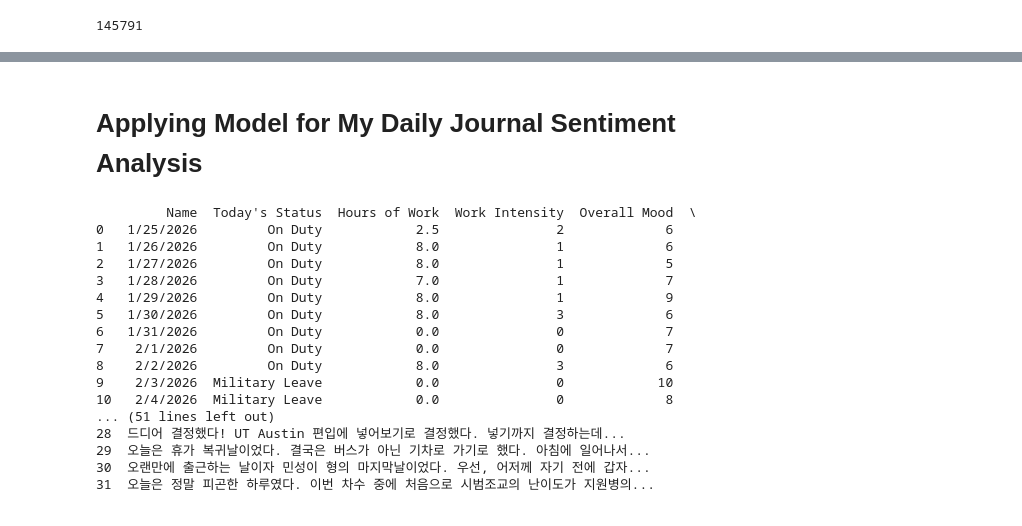
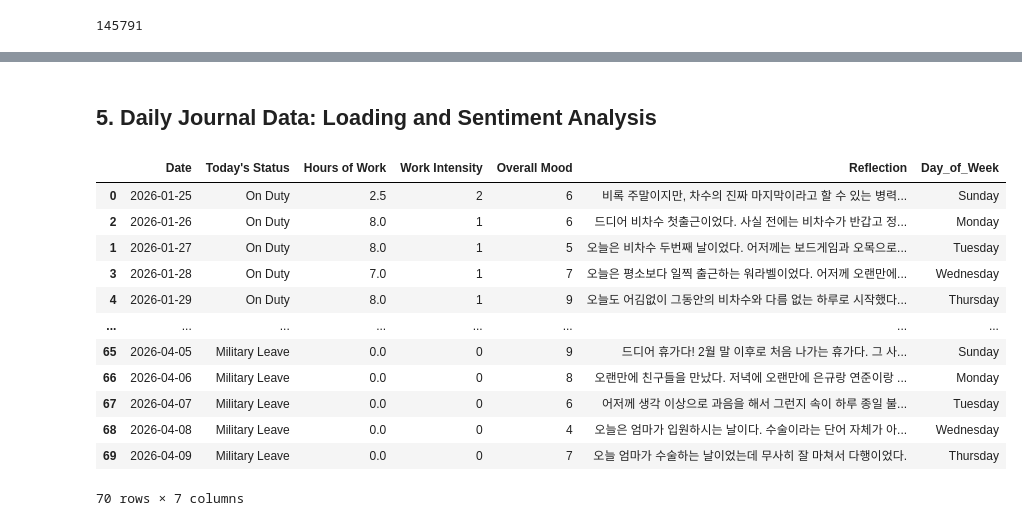
Before and after one commit to jaeho0726/Sentiment-Analysis, a Jupyter notebook: Sentiment_Analysis.ipynb, the cells around one changed output, grey strips where cells are left out. Drawn from its saved outputs; the diff is of its cells as text; code cells hidden in the pictures.

```diff
--- a/Sentiment_Analysis.ipynb
+++ b/Sentiment_Analysis.ipynb
@@ -339,5 +245,5 @@ def sentiment_predict_paragraph(paragraph):
 # %% [markdown]
-# **Applying Model for My Daily Journal Sentiment Analysis**
+## **5. Daily Journal Data: Loading and Sentiment Analysis**
 # %%
 from google.colab import auth
 auth.authenticate_user()
@@ -355,38 +261,39 @@ worksheet = spreadsheet.worksheet('data')
 # %%
 raw = worksheet.get_all_records()
 
 headers = raw[0]
 rows = raw[1:]
 
 df = pd.DataFrame(rows, columns=headers)
 
 # Shortening Column Names
 df = df.rename(columns={
     "Work Intensity (0 - Easy / 10 - Intense)": "Work Intensity",
-    "Overall Mood (0 - Poor / 10 - Great)": "Overall Mood"
+    "Overall Mood (0 - Poor / 10 - Great)": "Overall Mood",
+    "Name": "Date"
 })
 
 # Fixing Data Types
 df["Hours of Work"] = pd.to_numeric(df["Hours of Work"], errors="coerce").fillna(0)
 df["Work Intensity"] = pd.to_numeric(df["Work Intensity"], errors="coerce").fillna(0)
 df["Overall Mood"] = pd.to_numeric(df["Overall Mood"], errors="coerce").fillna(0)
+df['Date'] = pd.to_datetime(df['Date'])
+df = df.sort_values(by='Date')
+df['Day_of_Week'] = df['Date'].dt.day_name()
 
-print(df)
+
+df
 # %% [output]
+|  | Date | Today's Status | Hours of Work | Work Intensity | Overall Mood | Reflection | Day_of_Week |
+| 0 | 2026-01-25 | On Duty | 2.5 | 2 | 6 | 비록 주말이지만, 차수의 진짜 마지막이라고 할 수 있는 병력... | Sunday |
+| 2 | 2026-01-26 | On Duty | 8.0 | 1 | 6 | 드디어 비차수 첫출근이었다. 사실 전에는 비차수가 반갑고 정... | Monday |
+| 1 | 2026-01-27 | On Duty | 8.0 | 1 | 5 | 오늘은 비차수 두번째 날이었다. 어저께는 보드게임과 오목으로... | Tuesday |
+| 3 | 2026-01-28 | On Duty | 7.0 | 1 | 7 | 오늘은 평소보다 일찍 출근하는 워라벨이었다. 어저께 오랜만에... | Wednesday |
+| 4 | 2026-01-29 | On Duty | 8.0 | 1 | 9 | 오늘도 어김없이 그동안의 비차수와 다름 없는 하루로 시작했다... | Thursday |
+| ... | ... | ... | ... | ... | ... | ... | ... |
+| 65 | 2026-04-05 | Military Leave | 0.0 | 0 | 9 | 드디어 휴가다! 2월 말 이후로 처음 나가는 휴가다. 그 사... | Sunday |
+| 66 | 2026-04-06 | Military Leave | 0.0 | 0 | 8 | 오랜만에 친구들을 만났다. 저녁에 오랜만에 은규랑 연준이랑 ... | Monday |
+| 67 | 2026-04-07 | Military Leave | 0.0 | 0 | 6 | 어저께 생각 이상으로 과음을 해서 그런지 속이 하루 종일 불... | Tuesday |
+| 68 | 2026-04-08 | Military Leave | 0.0 | 0 | 4 | 오늘은 엄마가 입원하시는 날이다. 수술이라는 단어 자체가 아... | Wednesday |
+| 69 | 2026-04-09 | Military Leave | 0.0 | 0 | 7 | 오늘 엄마가 수술하는 날이었는데 무사히 잘 마쳐서 다행이었다. | Thursday |
-         Name  Today's Status  Hours of Work  Work Intensity  Overall Mood  \
-0   1/25/2026         On Duty            2.5               2             6
-1   1/26/2026         On Duty            8.0               1             6
-2   1/27/2026         On Duty            8.0               1             5
-3   1/28/2026         On Duty            7.0               1             7
-4   1/29/2026         On Duty            8.0               1             9
-5   1/30/2026         On Duty            8.0               3             6
-6   1/31/2026         On Duty            0.0               0             7
-7    2/1/2026         On Duty            0.0               0             7
-8    2/2/2026         On Duty            8.0               3             6
-9    2/3/2026  Military Leave            0.0               0            10
-10   2/4/2026  Military Leave            0.0               0             8
-... (51 lines left out)
-28  드디어 결정했다! UT Austin 편입에 넣어보기로 결정했다. 넣기까지 결정하는데...
-29  오늘은 휴가 복귀날이었다. 결국은 버스가 아닌 기차로 가기로 했다. 아침에 일어나서...
-30  오랜만에 출근하는 날이자 민성이 형의 마지막날이었다. 우선, 어저께 자기 전에 갑자...
-31  오늘은 정말 피곤한 하루였다. 이번 차수 중에 처음으로 시범조교의 난이도가 지원병의...
+70 rows × 7 columns
```
Also changed, not shown: parts of 48 cells of this notebook.
